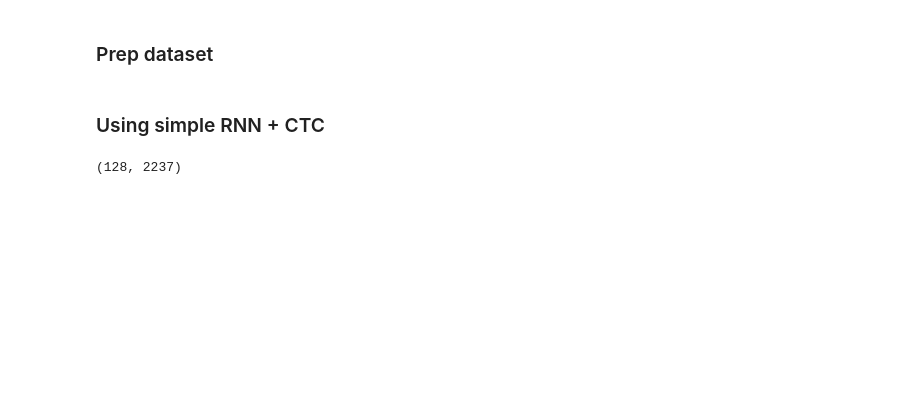
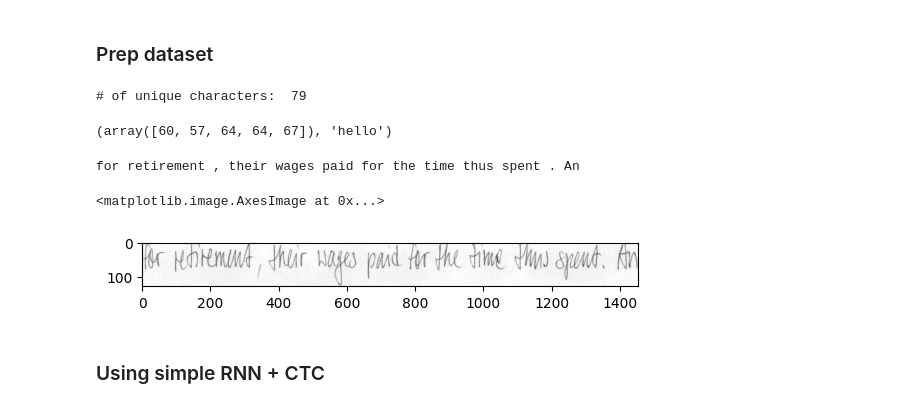
Before and after one commit to yourboijake/cv_selflearning, a Jupyter notebook: RNN_LSTMs_text_recognition.ipynb, the cells around one changed output. Cells and saved outputs as stored; diff of their text form; code cells hidden in the pictures; blank space fills up the shorter version.

```diff
--- a/RNN_LSTMs_text_recognition.ipynb
+++ b/RNN_LSTMs_text_recognition.ipynb
@@ -7,17 +8,45 @@ from PIL import Image
 import io
 # %% [markdown]
 ### Prep dataset
-# %%
-#ascii char mapping from emnist
-ascii_map = open('emnist/emnist-byclass-mapping.txt', 'r').readlines()
-ascii_map = dict([(int(l.rstrip().split(' ')[0]), int(l.rstrip().split(' ')[1])) for l in ascii_map])
-
-#load in handwritten text dataset
-df = pd.read_parquet('telkia_iam_handwritten_text.gzip')
+# %%
+#get handwritten text dataset from hugging face
+splits = {'train': 'data/train.parquet', 'validation': 'data/validation.parquet', 'test': 'data/test.parquet'}
+df_train = pd.read_parquet("hf://datasets/Teklia/IAM-line/" + splits["train"])
+df_val = pd.read_parquet("hf://datasets/Teklia/IAM-line/" + splits["validation"])
+df_test = pd.read_parquet("hf://datasets/Teklia/IAM-line/" + splits["test"])
+
+df_train.shape, df_val.shape, df_test.shape
+# %%
+charset = sorted(list(set(''.join(df_train['text'].tolist() + df_val['text'].tolist() + df_test['text'].tolist()))))
+
+print('# of unique characters: ', len(charset))
+
+idx_to_char = dict(list(enumerate(charset)))
+char_to_idx = dict([(idx_to_char[k], k) for k in idx_to_char.keys()])
+
+def encode(text) -> np.array:
+    return np.array([char_to_idx[ch] for ch in text])
+
+def decode(arr) -> str:
+    return ''.join([idx_to_char[ch] for ch in arr])
+# %% [output]
+# of unique characters:  79
+# %%
+encode('hello'), decode(encode('hello'))
+# %% [output]
+(array([60, 57, 64, 64, 67]), 'hello')
 # %%
-def sample(n):
-    return df['bytes'].sample(n).apply(lambda x: np.array(Image.open(io.BytesIO(x)))).tolist()
+def sample(df, n):
+    samp_df = df.sample(n)
+    img_arrays = samp_df['image'].apply(lambda x: x['bytes']).apply(lambda x: np.array(Image.open(io.BytesIO(x)))).tolist()
+    img_texts = samp_df['text'].tolist()
+    img_texts_encoded = samp_df['text'].apply(encode).tolist()
+    return list(zip(img_arrays, img_texts, img_texts_encoded))
-# %% [markdown]
-### Using simple RNN + CTC
 # %%
-s = sample(10)
+s = sample(df_train, 10)
+print(s[0][1])
+plt.imshow(s[0][0], cmap='gray')
+# %% [output]
+for retirement , their wages paid for the time thus spent . An
+<matplotlib.image.AxesImage at 0x...>
+[figure, added]
@@ -26,7 +53,18 @@ s[0].shape
+# %% [markdown]
+### Using simple RNN + CTC
 # %%
 #init params
 
-y_preds = []
-for i in range(s.shape[1]):
+INPUT_SIZE = 128
+OUTPUT_PROB_SIZE = len(charset) #79
+HIDDEN_SIZE = 60
+
+#weights applied to x input, [128 x 1]/[1 x 128] @ [128 x 20]--> [1 x 20]
+Wx = torch.randn((INPUT_SIZE, HIDDEN_SIZE)) / INPUT_SIZE**0.5
+
+#weights applied to prev hidden layer, [1 x 20] @ [20 x 20] --> [1 x 20]
+Wh = torch.randn((HIDDEN_SIZE, HIDDEN_SIZE)) / HIDDEN_SIZE**0.5
+bh = torch.randn(HIDDEN_SIZE) #bias 20 dim
+
+#weights to generate output probabilities from combined inputs [1 x 20] @ [20 x output size] --> [1 x output size]
+Wp = torch.randn((HIDDEN_SIZE, OUTPUT_PROB_SIZE))
-# %% [output]
-(128, 2237)
```
Also changed, not shown: parts of 4 cells of this notebook, 2 other files.
